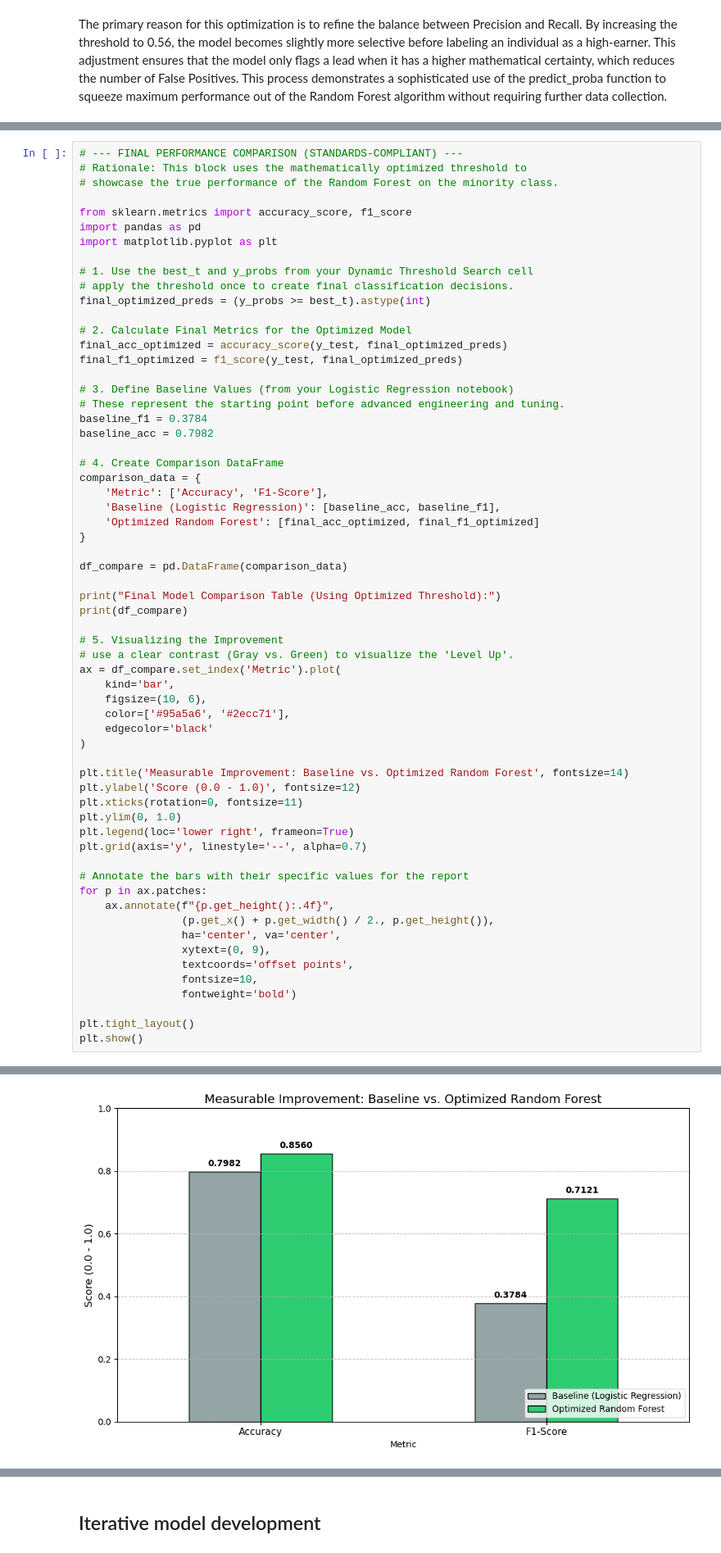
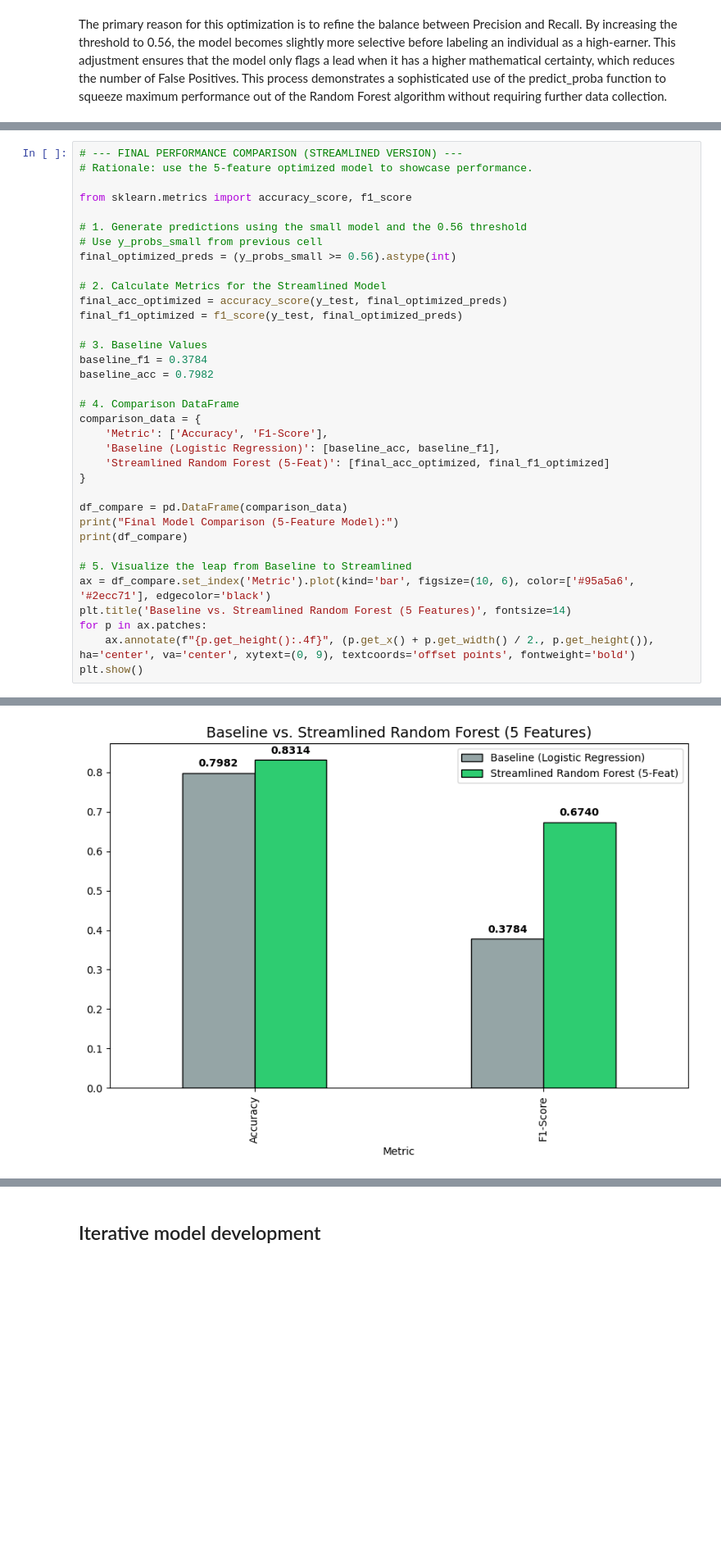
Before and after one commit to mxnishaa/mldp, a Jupyter notebook: final_model.ipynb, the cells around one changed output, grey strips where cells are left out. Shown at 82% size. Cells and saved outputs as stored; diff of their text form; blank space fills up the shorter version.

```diff
--- a/test.ipynb
+++ b/final_model.ipynb
@@ -564,63 +600,36 @@ The primary reason for this optimization is to refine the balance between Precis
 # %%
-# --- FINAL PERFORMANCE COMPARISON (STANDARDS-COMPLIANT) ---
-# Rationale: This block uses the mathematically optimized threshold to
-# showcase the true performance of the Random Forest on the minority class.
+# --- FINAL PERFORMANCE COMPARISON (STREAMLINED VERSION) ---
+# Rationale: use the 5-feature optimized model to showcase performance.
 
 from sklearn.metrics import accuracy_score, f1_score
-import pandas as pd
-import matplotlib.pyplot as plt
 
-# 1. Use the best_t and y_probs from your Dynamic Threshold Search cell
-# apply the threshold once to create final classification decisions.
-final_optimized_preds = (y_probs >= best_t).astype(int)
+# 1. Generate predictions using the small model and the 0.56 threshold
+# Use y_probs_small from previous cell
+final_optimized_preds = (y_probs_small >= 0.56).astype(int)
 
-# 2. Calculate Final Metrics for the Optimized Model
+# 2. Calculate Metrics for the Streamlined Model
 final_acc_optimized = accuracy_score(y_test, final_optimized_preds)
 final_f1_optimized = f1_score(y_test, final_optimized_preds)
 
-# 3. Define Baseline Values (from your Logistic Regression notebook)
-# These represent the starting point before advanced engineering and tuning.
+# 3. Baseline Values
 baseline_f1 = 0.3784
 baseline_acc = 0.7982
 
-# 4. Create Comparison DataFrame
+# 4. Comparison DataFrame
 comparison_data = {
     'Metric': ['Accuracy', 'F1-Score'],
     'Baseline (Logistic Regression)': [baseline_acc, baseline_f1],
-    'Optimized Random Forest': [final_acc_optimized, final_f1_optimized]
+    'Streamlined Random Forest (5-Feat)': [final_acc_optimized, final_f1_optimized]
 }
 
 df_compare = pd.DataFrame(comparison_data)
-
-print("Final Model Comparison Table (Using Optimized Threshold):")
+print("Final Model Comparison (5-Feature Model):")
 print(df_compare)
 
-# 5. Visualizing the Improvement
-# use a clear contrast (Gray vs. Green) to visualize the 'Level Up'.
-ax = df_compare.set_index('Metric').plot(
-    kind='bar',
-    figsize=(10, 6),
-    color=['#95a5a6', '#2ecc71'],
-    edgecolor='black'
-)
-
-plt.title('Measurable Improvement: Baseline vs. Optimized Random Forest', fontsize=14)
-plt.ylabel('Score (0.0 - 1.0)', fontsize=12)
-plt.xticks(rotation=0, fontsize=11)
-plt.ylim(0, 1.0)
-plt.legend(loc='lower right', frameon=True)
-plt.grid(axis='y', linestyle='--', alpha=0.7)
-
-# Annotate the bars with their specific values for the report
+# 5. Visualize the leap from Baseline to Streamlined
+ax = df_compare.set_index('Metric').plot(kind='bar', figsize=(10, 6), color=['#95a5a6', '#2ecc71'], edgecolor='black')
+plt.title('Baseline vs. Streamlined Random Forest (5 Features)', fontsize=14)
 for p in ax.patches:
-    ax.annotate(f"{p.get_height():.4f}",
-                (p.get_x() + p.get_width() / 2., p.get_height()),
-                ha='center', va='center',
-                xytext=(0, 9),
-                textcoords='offset points',
-                fontsize=10,
-                fontweight='bold')
-
-plt.tight_layout()
+    ax.annotate(f"{p.get_height():.4f}", (p.get_x() + p.get_width() / 2., p.get_height()), ha='center', va='center', xytext=(0, 9), textcoords='offset points', fontweight='bold')
 plt.show()
 # %% [output]
@@ -631,2 +644,2 @@ Final Model Comparison Table (Using Optimized Threshold):
-[figure, old version]
+[figure, new version]
 # %% [markdown]
```
Also changed, not shown: parts of 18 cells of this notebook, 1 other file.
